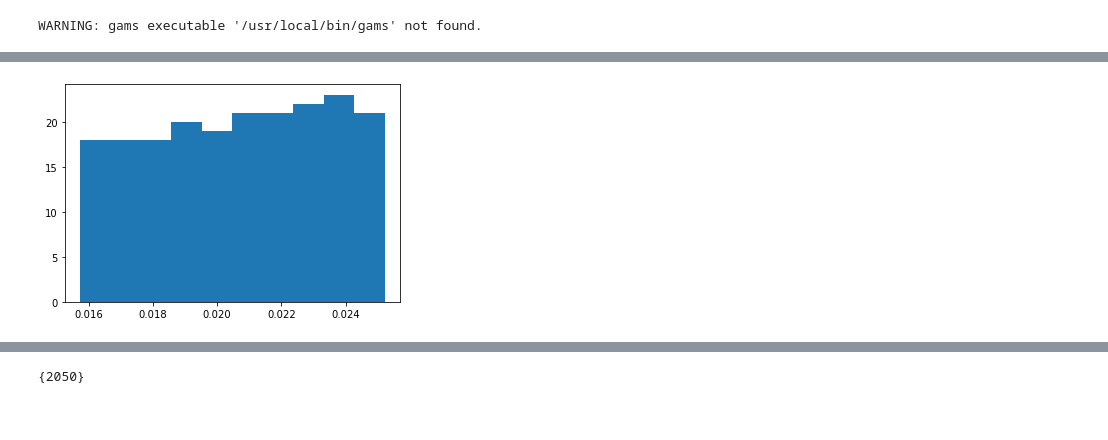
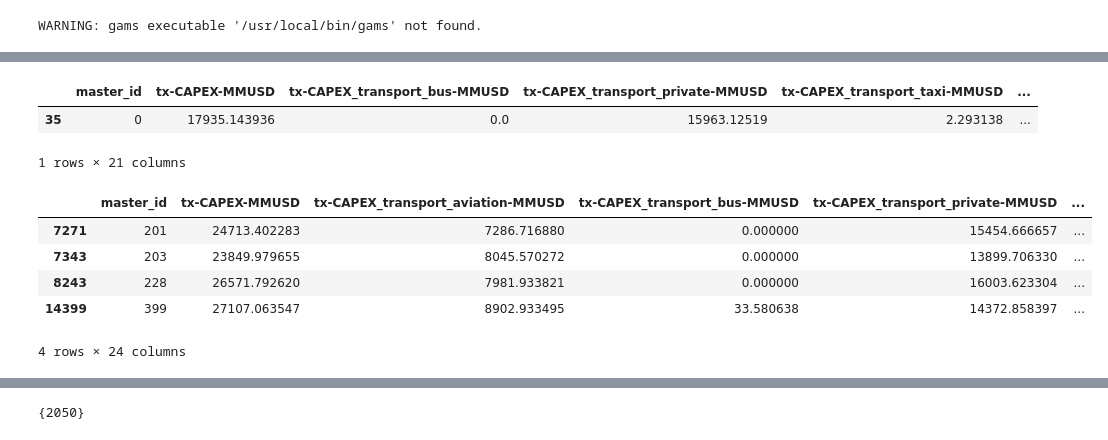
Before and after one commit to emolinaperez/MultiSector_LTS_Chile, a Jupyter notebook: python/integrate_designs_kluge_20210130.ipynb, the cells around one changed output, grey strips where cells are left out. Drawn from its saved outputs; the diff is of its cells as text; code cells hidden in the pictures.

```diff
--- a/python/integrate_designs_kluge_20210130.ipynb
+++ b/python/integrate_designs_kluge_20210130.ipynb
@@ -39,2 +47,12 @@ df_pmr_2 = pd.concat([df_pmr_21, df_pmr_22[df_pmr_21.columns]], axis = 0).sort_v
+# %%
+arch0 = "Chile_sector_package_2021_01_30_design_id-0"
+#get python outputs
+df_py0 = sr.get_archive_run(sr.fp_csv_output_multi_sector, arch0)
+
+df_py0[(df_py0["year"] == 2050)&(df_py0["master_id"] == 0)][["master_id"] + [x for x in df_py0.columns if (x[0:3] == "tx-")]]
+# %% [output]
+|  | master_id | tx-CAPEX-MMUSD | tx-CAPEX_transport_bus-MMUSD | tx-CAPEX_transport_private-MMUSD | tx-CAPEX_transport_taxi-MMUSD | ... |
+| 35 | 0 | 17935.143936 | 0.0 | 15963.12519 | 2.293138 | ... |
+1 rows × 21 columns
 # %%
 
@@ -49,9 +69,17 @@ df_ed = df_ed[df_ed["design_id"] == 0]
 #get analytica outputs
 df_an = sr.get_archive_run(sr.fp_csv_output_multi_sector_analytica, arch)
 # %%
-dfe = df_ed[(df_ed["year"] == 2050) & (df_ed["design_id"] == 0) & (df_ed["strategy_id"] == 1) & (df_ed["time_series_id"] == 0)]
-lcheck = list(dfe["gr_pib"])
-plt.hist(lcheck)
-plt.show()
+if False:
+    dfe = df_ed[(df_ed["year"] == 2050) & (df_ed["design_id"] == 0) & (df_ed["strategy_id"] == 1) & (df_ed["time_series_id"] == 0)]
+    lcheck = list(dfe["gr_pib"])
+    plt.hist(lcheck)
+    plt.show()
+cols = [x for x in df_py2.columns if (x[0:3] == "tx-")]
+df_py2[(df_py2["year"] == 2050)  & (df_py2["master_id"].isin([201, 203, 228, 399]))][["master_id"] + cols]
 # %% [output]
-[figure, removed]
+|  | master_id | tx-CAPEX-MMUSD | tx-CAPEX_transport_aviation-MMUSD | tx-CAPEX_transport_bus-MMUSD | tx-CAPEX_transport_private-MMUSD | ... |
+| 7271 | 201 | 24713.402283 | 7286.716880 | 0.000000 | 15454.666657 | ... |
+| 7343 | 203 | 23849.979655 | 8045.570272 | 0.000000 | 13899.706330 | ... |
+| 8243 | 228 | 26571.792620 | 7981.933821 | 0.000000 | 16003.623304 | ... |
+| 14399 | 399 | 27107.063547 | 8902.933495 | 33.580638 | 14372.858397 | ... |
+4 rows × 24 columns
```
Also changed, not shown: parts of 34 cells of this notebook, 22 other files.
